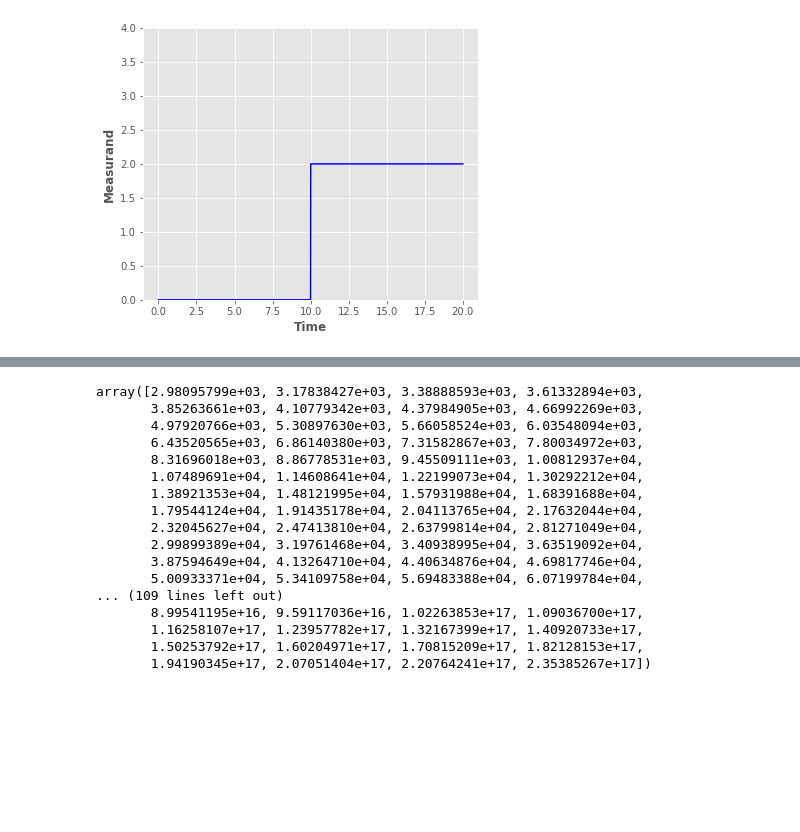
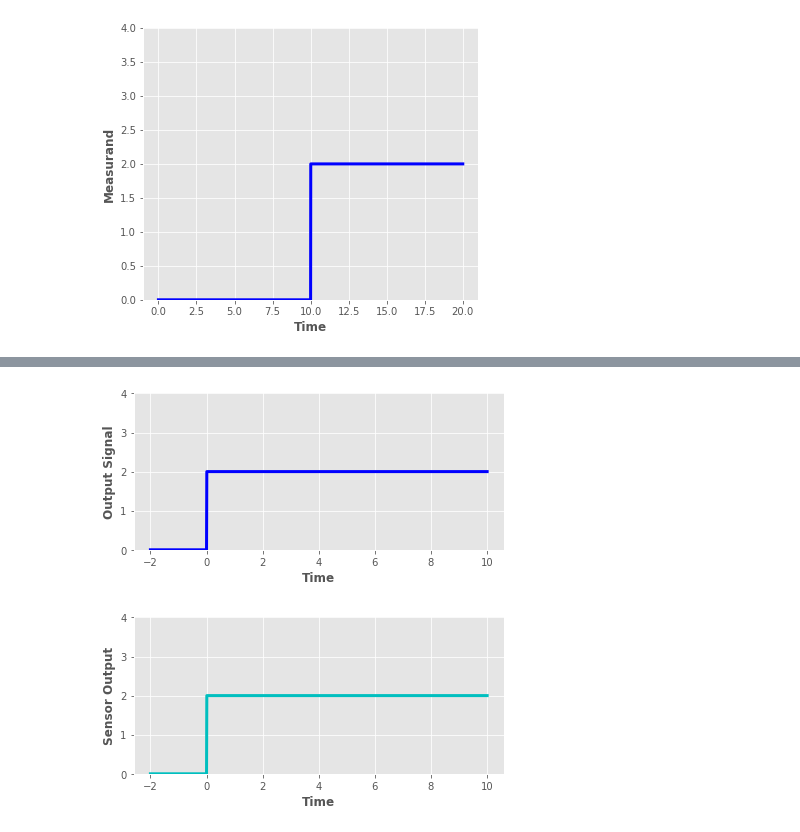
Before and after one commit to TobGerken/ISAT300, a Jupyter notebook: LectureCode/TimeResponseFigures.ipynb, the cells around one changed output, grey strips where cells are left out. Saved outputs shown, nothing was run; the diff lists cells and outputs as text; code cells hidden in the pictures; blank space fills up the shorter version.

```diff
--- a/LectureCode/TimeResponseFigures.ipynb
+++ b/LectureCode/TimeResponseFigures.ipynb
@@ -166,20 +201,50 @@ ax.spines['left'].set_position(('data',0))
+# %%
+plt.style.use('ggplot')
+
+# 100 linearly spaced numbers
+x = [-2, 0, .01, 10]
+y = [0, 0, 2, 2]
+# the function, which is y = sin(x) here
+
+# setting the axes at the centre
+fig = plt.figure(figsize = (6, 3))
+ax = fig.add_subplot(1, 1, 1)
+ax.spines['right'].set_color('none')
+ax.spines['top'].set_color('none')
+ax.xaxis.set_ticks_position('bottom')
+ax.yaxis.set_ticks_position('left')
+ax.set_ylabel('Output Signal',fontsize = 12, fontweight='bold')
+ax.set_xlabel('Time',fontsize = 12, fontweight='bold')
+ax.set_ylim((0,4))
+
+# plot the function
+plt.plot(x,y, 'b-', linewidth = 3)
+plt.tight_layout()
+plt.savefig('first_step.jpg')
+# %% [output]
+[figure, added]
 # %%
-np.exp(4*t)
+plt.style.use('ggplot')
+
+# 100 linearly spaced numbers
+x = [-2, 0, .01, 10]
+y = np.array([0, 0, 2, 2])
+# the function, which is y = sin(x) here
+
+# setting the axes at the centre
+fig = plt.figure(figsize = (6, 3))
+ax = fig.add_subplot(1, 1, 1)
+ax.spines['right'].set_color('none')
+ax.spines['top'].set_color('none')
+ax.xaxis.set_ticks_position('bottom')
+ax.yaxis.set_ticks_position('left')
+ax.set_ylabel('Sensor Output',fontsize = 12, fontweight='bold')
+ax.set_xlabel('Time',fontsize = 12, fontweight='bold')
+ax.set_ylim((0,4))
+
+# plot the function
+plt.plot(x,y, 'c-', linewidth = 3)
+plt.tight_layout()
+plt.savefig('zero_step2.jpg')
 # %% [output]
-array([2.98095799e+03, 3.17838427e+03, 3.38888593e+03, 3.61332894e+03,
-       3.85263661e+03, 4.10779342e+03, 4.37984905e+03, 4.66992269e+03,
-       4.97920766e+03, 5.30897630e+03, 5.66058524e+03, 6.03548094e+03,
-       6.43520565e+03, 6.86140380e+03, 7.31582867e+03, 7.80034972e+03,
-       8.31696018e+03, 8.86778531e+03, 9.45509111e+03, 1.00812937e+04,
-       1.07489691e+04, 1.14608641e+04, 1.22199073e+04, 1.30292212e+04,
-       1.38921353e+04, 1.48121995e+04, 1.57931988e+04, 1.68391688e+04,
-       1.79544124e+04, 1.91435178e+04, 2.04113765e+04, 2.17632044e+04,
-       2.32045627e+04, 2.47413810e+04, 2.63799814e+04, 2.81271049e+04,
-       2.99899389e+04, 3.19761468e+04, 3.40938995e+04, 3.63519092e+04,
-       3.87594649e+04, 4.13264710e+04, 4.40634876e+04, 4.69817746e+04,
-       5.00933371e+04, 5.34109758e+04, 5.69483388e+04, 6.07199784e+04,
-... (109 lines left out)
-       8.99541195e+16, 9.59117036e+16, 1.02263853e+17, 1.09036700e+17,
-       1.16258107e+17, 1.23957782e+17, 1.32167399e+17, 1.40920733e+17,
-       1.50253792e+17, 1.60204971e+17, 1.70815209e+17, 1.82128153e+17,
-       1.94190345e+17, 2.07051404e+17, 2.20764241e+17, 2.35385267e+17])
+[figure, added]
```
Also changed, not shown: parts of 21 cells of this notebook, 19 other files.
